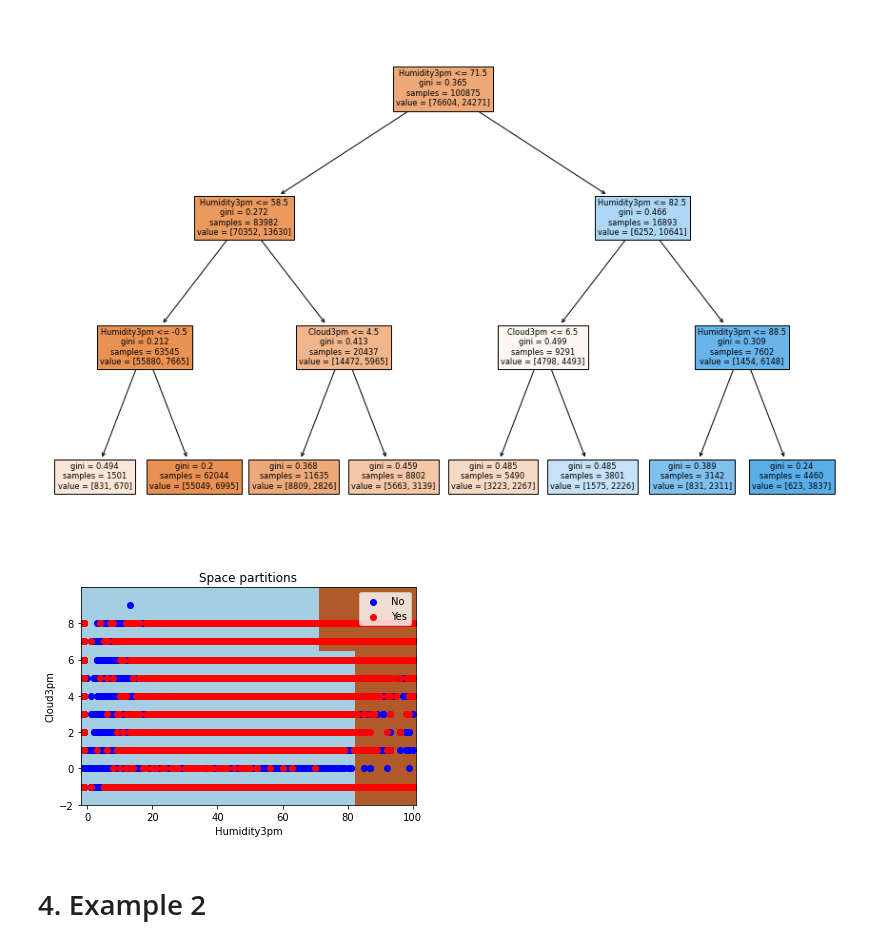
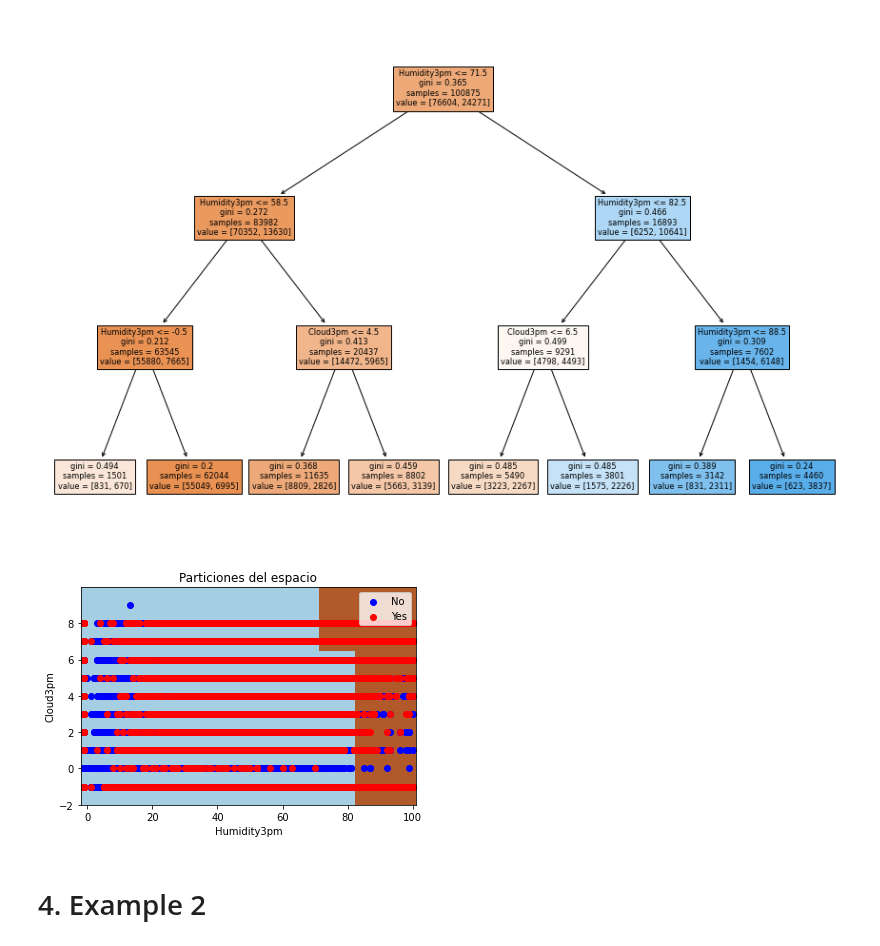
Before and after one commit to GinesMeca/TFG, a Jupyter notebook: notebooks/3. CART Decision Trees.ipynb, the cells around one changed output. Cells and saved outputs as stored; diff of their text form; code cells hidden in the pictures.

```diff
--- a/notebooks/3. CART Decision Trees.ipynb
+++ b/notebooks/3. CART Decision Trees.ipynb
@@ -65,35 +65,35 @@ n_classes = 2
 plot_colors = 'br'
 plot_step = 0.02
 
 x_min, x_max = x_ex1['Humidity3pm'].min() - 1, x_ex1['Humidity3pm'].max() + 1
 y_min, y_max = x_ex1['Cloud3pm'].min() - 1, x_ex1['Cloud3pm'].max() + 1
 xx, yy = np.meshgrid(np.arange(x_min, x_max, plot_step), np.arange(y_min, y_max, plot_step))
 
 z = model_tree.predict(np.c_[xx.ravel(), yy.ravel()])
 z = z.reshape(xx.shape)
 cs = plt.contourf(xx, yy, z, cmap = plt.cm.Paired)
 
 plt.xlabel('Humidity3pm')
 plt.ylabel('Cloud3pm')
 plt.axis('tight')
 
 for i, color in zip(range(n_classes), plot_colors):
     idx = np.where(y_ex1 == i)[0]
     x_graph = []
     y_graph = []
     for j in idx:
         x_graph += [x_ex1.Humidity3pm.iloc[j]]
         y_graph += [x_ex1.Cloud3pm.iloc[j]]
 
     plt.scatter(x_graph, y_graph, c = color, label = ['No', 'Yes'][i] , cmap = plt.cm.Paired)
 
 plt.axis('tight')
 
-plt.title('Space partitions')
+plt.title('Particiones del espacio')
 plt.legend(loc = 'upper right')
 plt.show()
 # %% [output]
-[figure, old version]
+[figure, new version]
 # %% [markdown]
 # 4. Example 2
 # %% [markdown]
```
Also changed, not shown: parts of 2 cells of this notebook, 4 other files.
